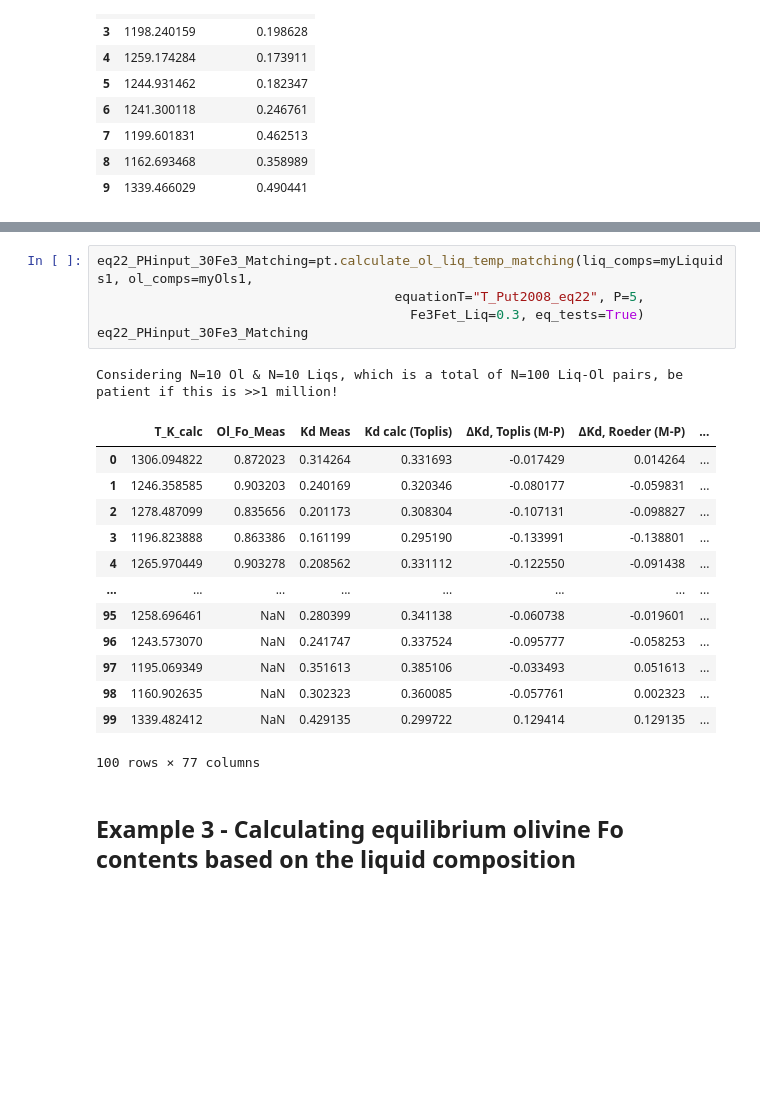
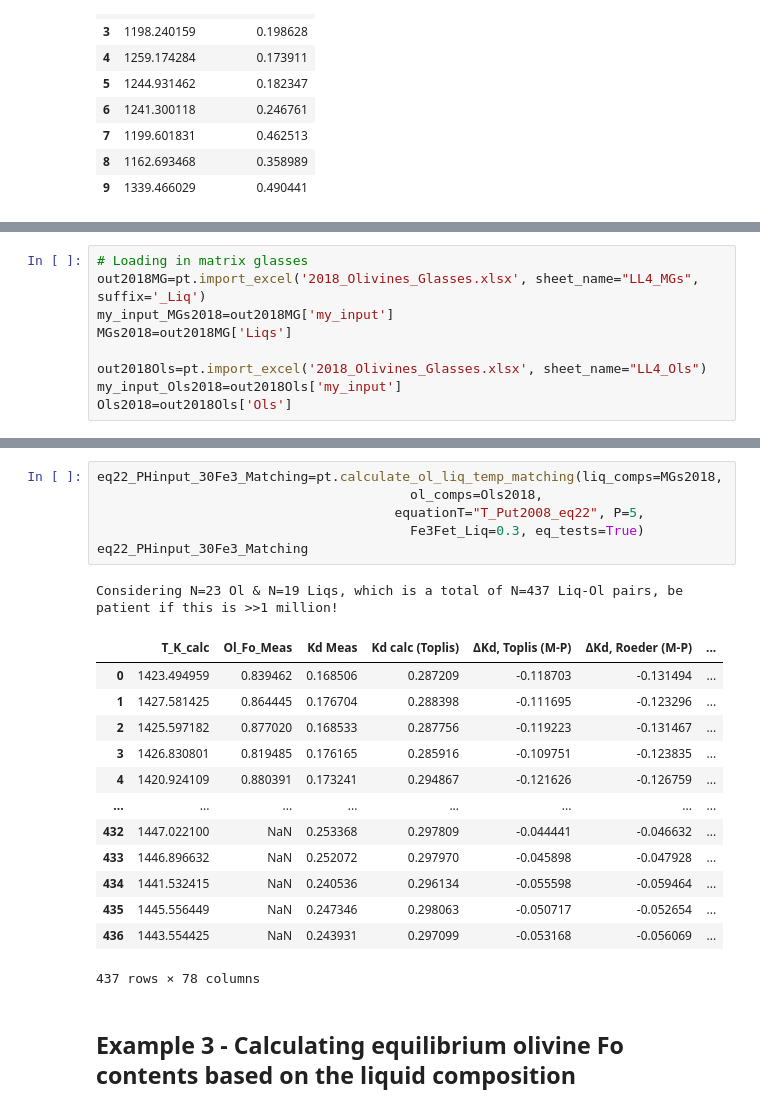
Before and after one commit to PennyWieser/Thermobar, a Jupyter notebook: docs/Examples/Liquid_Ol_Liq_Themometry/Olivine_Liquid_thermometry.ipynb, the cells around one changed output, grey strips where cells are left out. Cells and saved outputs as stored; diff of their text form; blank space fills up the shorter version.

```diff
--- a/docs/Examples/Liquid_Ol_Liq_Themometry/Olivine_Liquid_thermometry.ipynb
+++ b/docs/Examples/Liquid_Ol_Liq_Themometry/Olivine_Liquid_thermometry.ipynb
@@ -165,0 +169,9 @@ eq22_PHinput_30Fe3
+# %%
+# Loading in matrix glasses
+out2018MG=pt.import_excel('2018_Olivines_Glasses.xlsx', sheet_name="LL4_MGs", suffix='_Liq')
+my_input_MGs2018=out2018MG['my_input']
+MGs2018=out2018MG['Liqs']
+
+out2018Ols=pt.import_excel('2018_Olivines_Glasses.xlsx', sheet_name="LL4_Ols")
+my_input_Ols2018=out2018Ols['my_input']
+Ols2018=out2018Ols['Ols']
@@ -166,23 +194,24 @@ eq22_PHinput_30Fe3
 # %%
-eq22_PHinput_30Fe3_Matching=pt.calculate_ol_liq_temp_matching(liq_comps=myLiquids1, ol_comps=myOls1,
+eq22_PHinput_30Fe3_Matching=pt.calculate_ol_liq_temp_matching(liq_comps=MGs2018,
+                                        ol_comps=Ols2018,
                                       equationT="T_Put2008_eq22", P=5,
                                         Fe3Fet_Liq=0.3, eq_tests=True)
 eq22_PHinput_30Fe3_Matching
 # %% [output]
-Considering N=10 Ol & N=10 Liqs, which is a total of N=100 Liq-Ol pairs, be patient if this is >>1 million!
+Considering N=23 Ol & N=19 Liqs, which is a total of N=437 Liq-Ol pairs, be patient if this is >>1 million!
 |  | T_K_calc | Ol_Fo_Meas | Kd Meas | Kd calc (Toplis) | ΔKd, Toplis (M-P) | ΔKd, Roeder (M-P) | ... |
-| 0 | 1306.094822 | 0.872023 | 0.314264 | 0.331693 | -0.017429 | 0.014264 | ... |
-| 1 | 1246.358585 | 0.903203 | 0.240169 | 0.320346 | -0.080177 | -0.059831 | ... |
-| 2 | 1278.487099 | 0.835656 | 0.201173 | 0.308304 | -0.107131 | -0.098827 | ... |
-| 3 | 1196.823888 | 0.863386 | 0.161199 | 0.295190 | -0.133991 | -0.138801 | ... |
-| 4 | 1265.970449 | 0.903278 | 0.208562 | 0.331112 | -0.122550 | -0.091438 | ... |
+| 0 | 1423.494959 | 0.839462 | 0.168506 | 0.287209 | -0.118703 | -0.131494 | ... |
+| 1 | 1427.581425 | 0.864445 | 0.176704 | 0.288398 | -0.111695 | -0.123296 | ... |
+| 2 | 1425.597182 | 0.877020 | 0.168533 | 0.287756 | -0.119223 | -0.131467 | ... |
+| 3 | 1426.830801 | 0.819485 | 0.176165 | 0.285916 | -0.109751 | -0.123835 | ... |
+| 4 | 1420.924109 | 0.880391 | 0.173241 | 0.294867 | -0.121626 | -0.126759 | ... |
 | ... | ... | ... | ... | ... | ... | ... | ... |
-| 95 | 1258.696461 | NaN | 0.280399 | 0.341138 | -0.060738 | -0.019601 | ... |
-| 96 | 1243.573070 | NaN | 0.241747 | 0.337524 | -0.095777 | -0.058253 | ... |
-| 97 | 1195.069349 | NaN | 0.351613 | 0.385106 | -0.033493 | 0.051613 | ... |
-| 98 | 1160.902635 | NaN | 0.302323 | 0.360085 | -0.057761 | 0.002323 | ... |
-| 99 | 1339.482412 | NaN | 0.429135 | 0.299722 | 0.129414 | 0.129135 | ... |
+| 432 | 1447.022100 | NaN | 0.253368 | 0.297809 | -0.044441 | -0.046632 | ... |
+| 433 | 1446.896632 | NaN | 0.252072 | 0.297970 | -0.045898 | -0.047928 | ... |
+| 434 | 1441.532415 | NaN | 0.240536 | 0.296134 | -0.055598 | -0.059464 | ... |
+| 435 | 1445.556449 | NaN | 0.247346 | 0.298063 | -0.050717 | -0.052654 | ... |
+| 436 | 1443.554425 | NaN | 0.243931 | 0.297099 | -0.053168 | -0.056069 | ... |
-100 rows × 77 columns
+437 rows × 78 columns
 # %% [markdown]
 ## Example 3 - Calculating equilibrium olivine Fo contents based on the liquid composition
 # %% [markdown]
```
Also changed, not shown: parts of 6 cells of this notebook, 4 other files.
